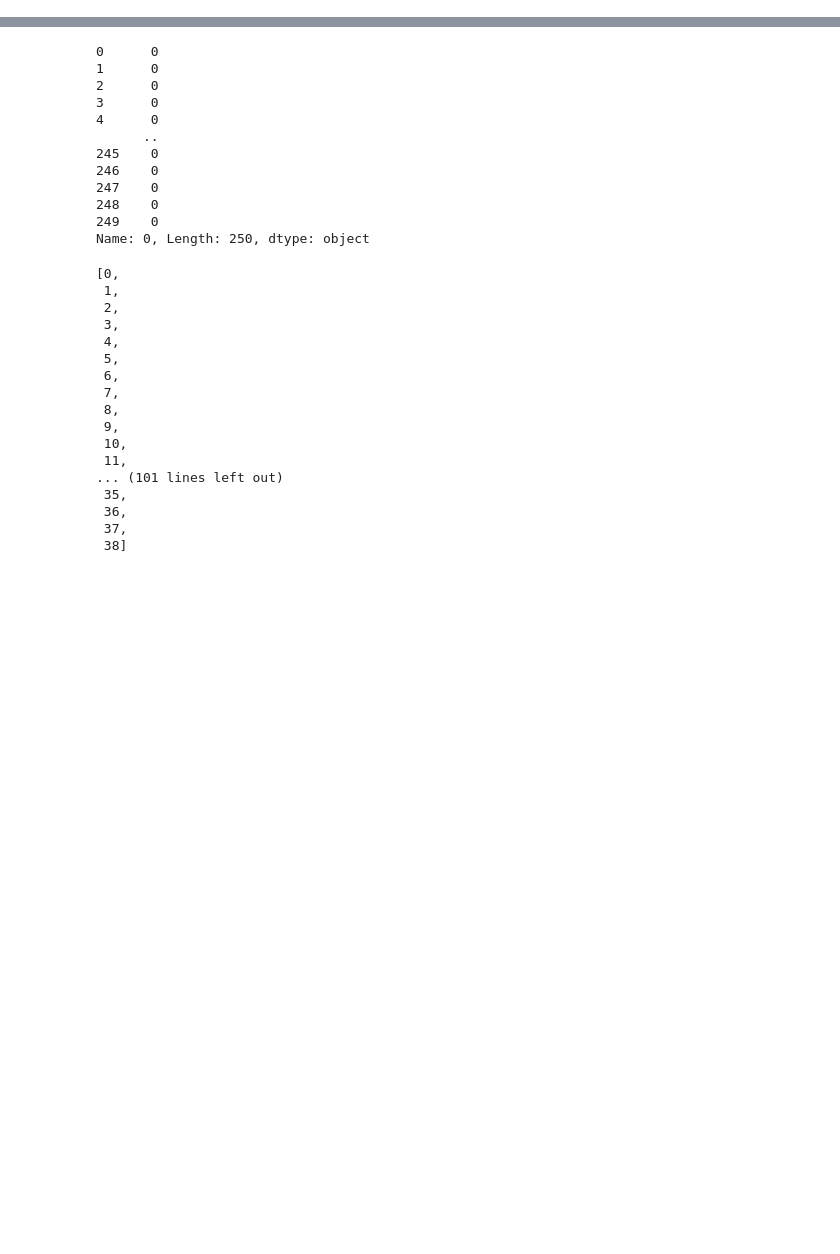
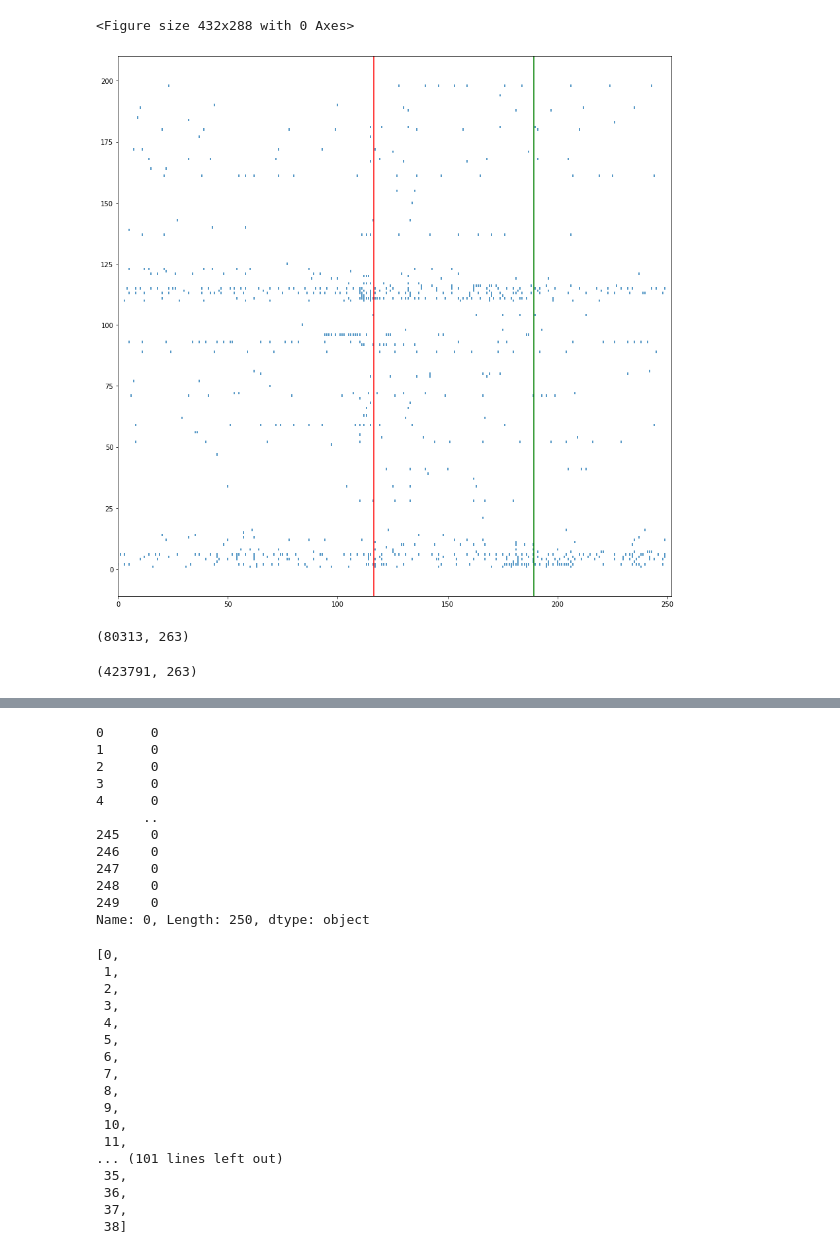
Before and after one commit to jordanlei/neuromatch-project, a Jupyter notebook: AMBERS_spikes.ipynb, the cells around one changed output, grey strips where cells are left out. Saved outputs shown, nothing was run; the diff lists cells and outputs as text; code cells hidden in the pictures; blank space fills up the shorter version.

```diff
--- a/AMBERS_spikes.ipynb
+++ b/AMBERS_spikes.ipynb
@@ -74,0 +151,2 @@ vctx.shape
+# %%
+aca = df[df['region']=='ACA']
@@ -74,0 +165,7 @@ vctx.shape
+# %%
+aca_diff = aca[1 - np.abs(aca['contrast_right'] - aca['contrast_left']) > .75]
+
+mean_fbt = aca_diff['feedback_time'].mean()*1000/10
+fean_goc = aca_diff['go_cue'].mean()*1000/10
+
+aca_diff['go_cue'].describe()
@@ -74,0 +182,23 @@ vctx.shape
+# %%
+plt.figure()
+
+rasterplot(aca_diff, readout_lo = 200, readout_hi = 400)
+plt.axvline(mean_fbt, color = 'g')
+plt.axvline(fean_goc + 50, color = 'r')
+
+plt.show()
+# %% [output]
+<Figure size 432x288 with 0 Axes>
+[figure, added]
+# %%
+snr = df[df['region']=='SNr']
+
+snr.shape
+# %% [output]
+(80313, 263)
+# %%
+mos = df[df['region']=='MOs']
+
+mos.shape
+# %% [output]
+(423791, 263)
```
Also changed, not shown: parts of 33 cells of this notebook.
